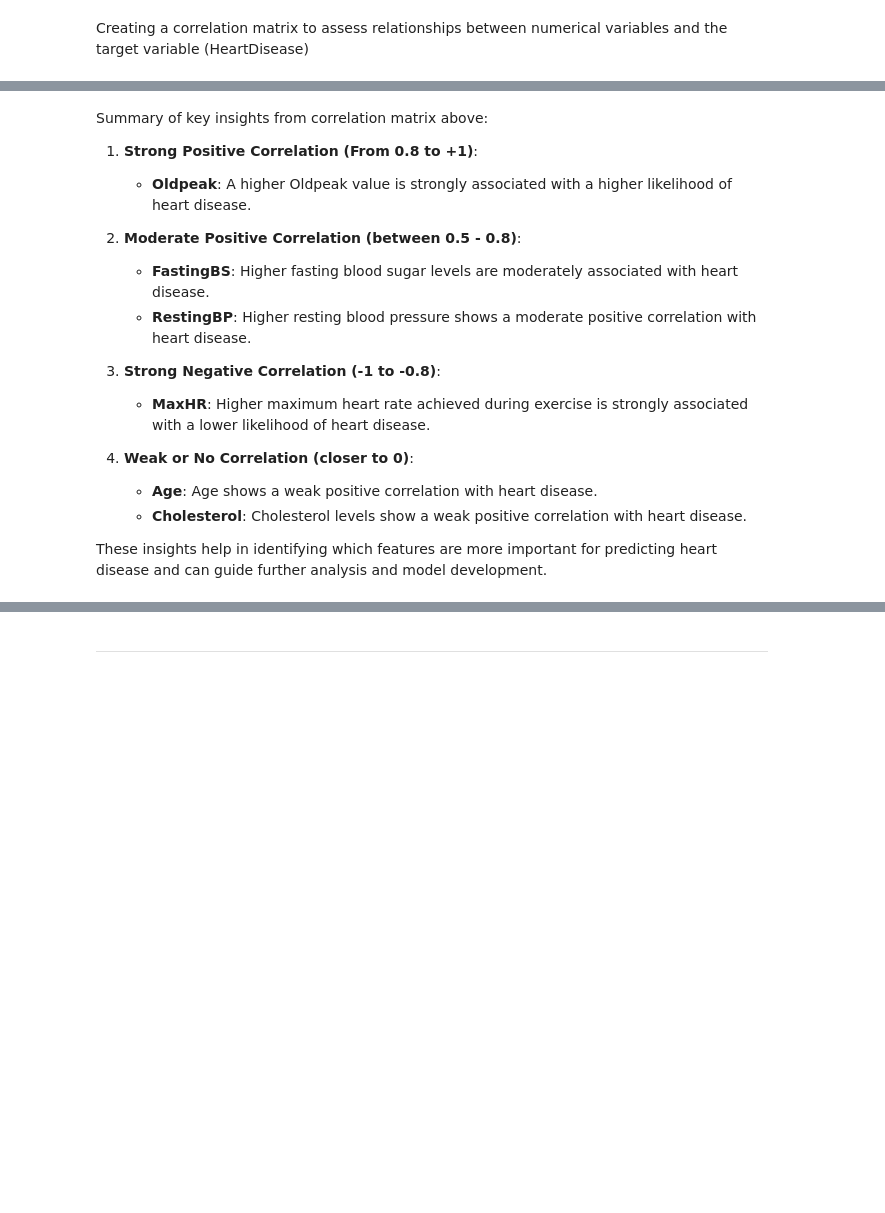
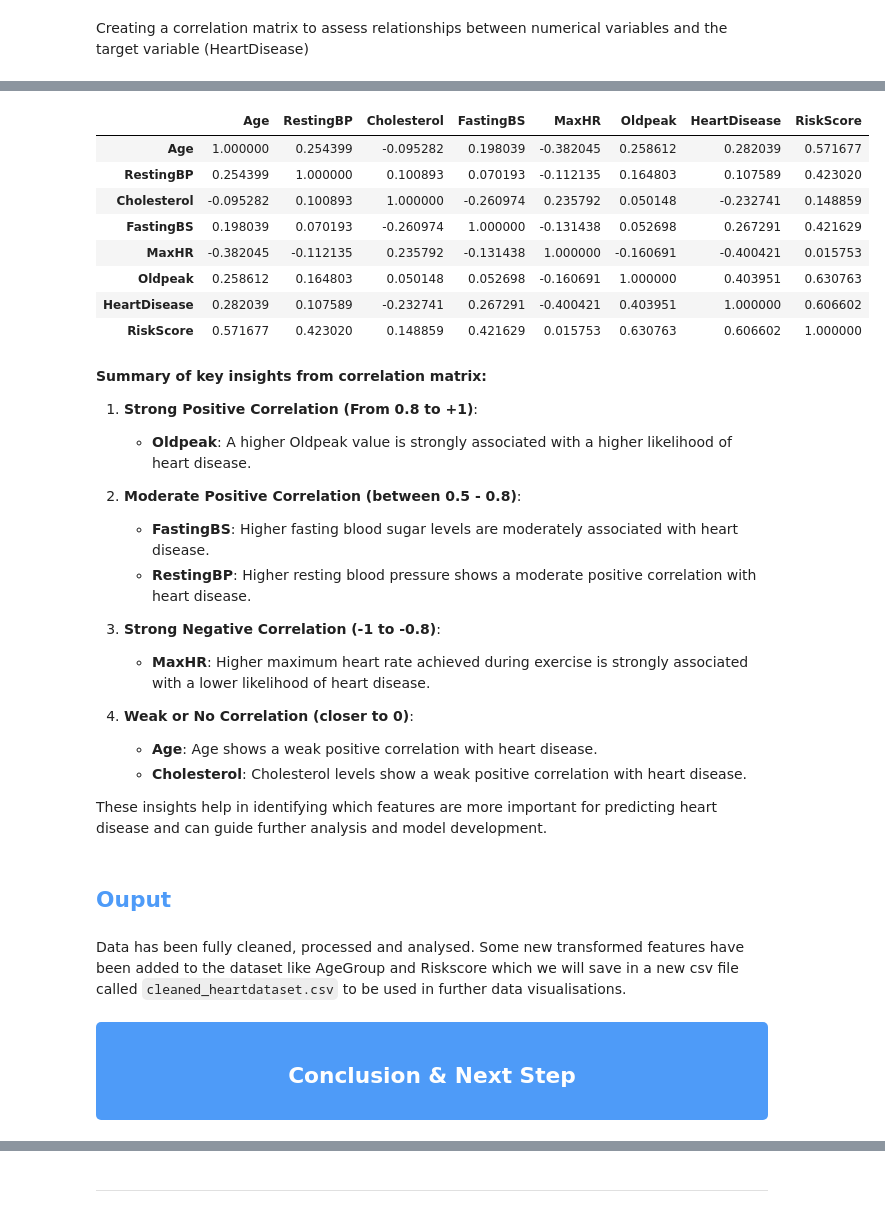
Before and after one commit to Iqra-qbl/Heart-Failure-Risk-Analysis, a Jupyter notebook: jupyter_notebooks/2. Data Visualisations.ipynb, the cells around one changed output, grey strips where cells are left out. Saved outputs shown, nothing was run; the diff lists cells and outputs as text; code cells hidden in the pictures; blank space fills up the shorter version.

```diff
--- a/jupyter_notebooks/2.Data Visualisation.ipynb
+++ b/jupyter_notebooks/2. Data Visualisations.ipynb
@@ -470,5 +601,19 @@ correlation_matrix
+# %%
+numeric_df = df.select_dtypes(include=[float, int])  # Only numeric columns
+correlation_matrix = numeric_df.corr()
+correlation_matrix
+# %% [output]
+|  | Age | RestingBP | Cholesterol | FastingBS | MaxHR | Oldpeak | HeartDisease | RiskScore |
+| Age | 1.000000 | 0.254399 | -0.095282 | 0.198039 | -0.382045 | 0.258612 | 0.282039 | 0.571677 |
+| RestingBP | 0.254399 | 1.000000 | 0.100893 | 0.070193 | -0.112135 | 0.164803 | 0.107589 | 0.423020 |
+| Cholesterol | -0.095282 | 0.100893 | 1.000000 | -0.260974 | 0.235792 | 0.050148 | -0.232741 | 0.148859 |
+| FastingBS | 0.198039 | 0.070193 | -0.260974 | 1.000000 | -0.131438 | 0.052698 | 0.267291 | 0.421629 |
+| MaxHR | -0.382045 | -0.112135 | 0.235792 | -0.131438 | 1.000000 | -0.160691 | -0.400421 | 0.015753 |
+| Oldpeak | 0.258612 | 0.164803 | 0.050148 | 0.052698 | -0.160691 | 1.000000 | 0.403951 | 0.630763 |
+| HeartDisease | 0.282039 | 0.107589 | -0.232741 | 0.267291 | -0.400421 | 0.403951 | 1.000000 | 0.606602 |
+| RiskScore | 0.571677 | 0.423020 | 0.148859 | 0.421629 | 0.015753 | 0.630763 | 0.606602 | 1.000000 |
 # %% [markdown]
-Summary of key insights from correlation matrix above:
+**Summary of key insights from correlation matrix:**
 
 1. **Strong Positive Correlation (From 0.8 to +1)**:
     - **Oldpeak**: A higher Oldpeak value is strongly associated with a higher likelihood of heart disease.
@@ -485,3 +630,7 @@ Summary of key insights from correlation matrix above:
     - **Cholesterol**: Cholesterol levels show a weak positive correlation with heart disease.
 
 These insights help in identifying which features are more important for predicting heart disease and can guide further analysis and model development.
+# %% [markdown]
+<h2 style='color:#4e9bf8;'>Ouput</h2>
+# %% [markdown]
+Data has been fully cleaned, processed and analysed. Some new transformed features have been added to the dataset like AgeGroup and Riskscore which we will save in a new csv file called `cleaned_heartdataset.csv` to be used in further data visualisations.
@@ -487,0 +639,4 @@ These insights help in identifying which features are more important for predict
+# %% [markdown]
+<div style='background-color:#4e9bf8; padding: 15px; border-radius: 5px;'>
+<h2 style='color:#FEFEFE; text-align:center;'>Conclusion & Next Step</h2>
+</div>
```
Also changed, not shown: parts of 26 cells of this notebook.
